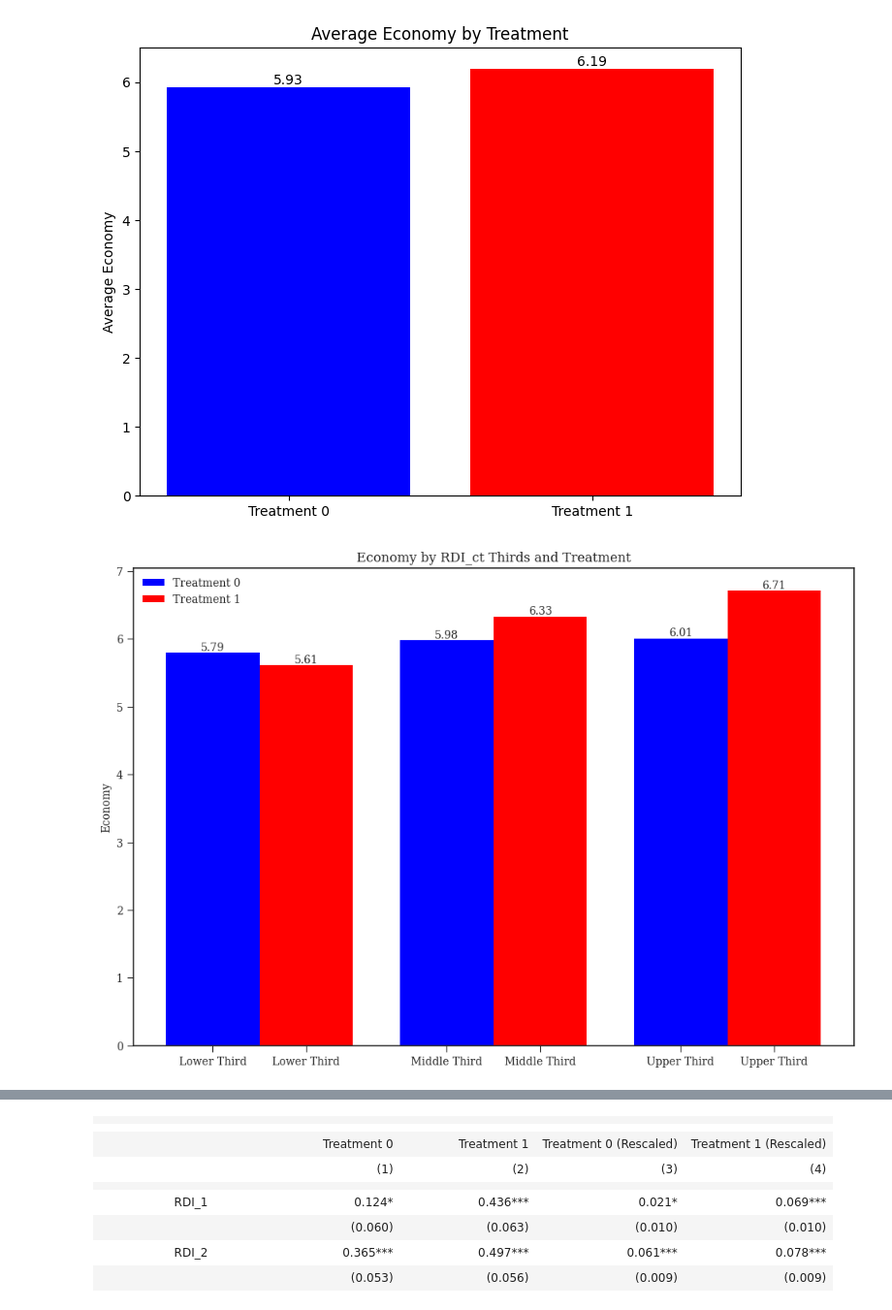
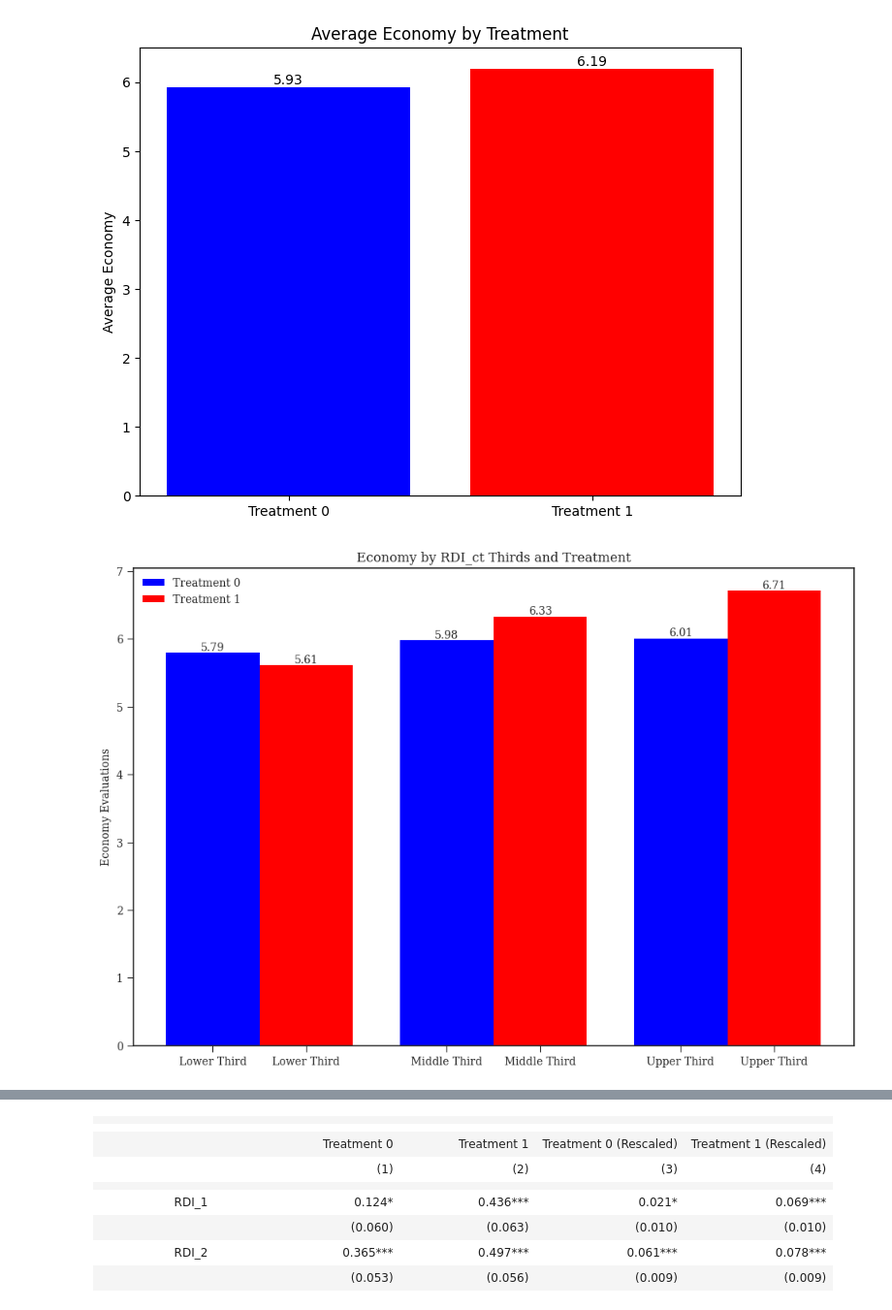
Before and after one commit to danybonfil/start, a Jupyter notebook: FQE_20231207.ipynb, the cells around one changed output, grey strips where cells are left out. Shown at 97% size. Cells and saved outputs as stored; diff of their text form; code cells hidden in the pictures.

```diff
--- a/FQE_20231207.ipynb
+++ b/FQE_20231207.ipynb
@@ -236,6 +236,9 @@ latex_code = latex_code.replace('RDI_2', 'RDI\\textsubscript{2}')
 latex_code = latex_code.replace('RDI_3', 'RDI\\textsubscript{3}')
 latex_code = latex_code.replace('RDI_4', 'RDI\\textsubscript{4}')
 
+# Replace colsep value from 5pt to 3pt
+latex_code = latex_code.replace(r'\begin{tabular}{@{\extracolsep{5pt}}', r'\begin{tabular}{@{\extracolsep{2pt}}')
+
 # Add explicit centering and title to the LaTeX code
 latex_code = latex_code.replace(r'\begin{table}[!htbp] \centering', r'\begin{table}[!htbp]'+'\n'+'\centering'+'\n'+'\caption{Economic Evaluations and Incumbent Margin vs RDI Growth}')
 
@@ -789,35 +792,35 @@ bar_heights_treatment_1 = [
 bar_colors_treatment_0 = ['blue', 'blue', 'blue']
 bar_colors_treatment_1 = ['red', 'red', 'red']
 
 # Bar width
 bar_width = 0.4
 
 # Create bar graphs for treatment 0 and 1
 bars_treatment_0 = ax.bar(bar_positions_treatment_0, bar_heights_treatment_0, color=bar_colors_treatment_0, width=bar_width, label='Treatment 0')
 bars_treatment_1 = ax.bar(bar_positions_treatment_1, bar_heights_treatment_1, color=bar_colors_treatment_1, width=bar_width, label='Treatment 1')
 
 # Set x-axis ticks and labels for each treatment
 ax.set_xticks(bar_positions_treatment_0 + bar_positions_treatment_1)
 ax.set_xticklabels(['Lower Third', 'Middle Third', 'Upper Third'] * 2)
 
 # Set labels and title
-ax.set_ylabel('Economy')
+ax.set_ylabel('Economy Evaluations')
 ax.set_title('Economy by RDI_ct Thirds and Treatment')
 ax.legend()
 
 # Add data labels on top of each bar
 for bars, heights in zip([bars_treatment_0, bars_treatment_1], [bar_heights_treatment_0, bar_heights_treatment_1]):
     for bar, height in zip(bars, heights):
         ax.text(bar.get_x() + bar.get_width() / 2, height, f'{height:.2f}', ha='center', va='bottom')
 
 # Save the plot as an image file
 save_path = r'C:\Users\danbo\OneDrive - Fundacao Getulio Vargas - FGV\FGV\Q3.23\GIT\GIT\treat_third.png'
 plt.savefig(save_path, bbox_inches='tight')
 
 # Show the plot
 plt.show()
 # %% [output]
-[figure, old version]
+[figure, new version]
 # %%
 # Calculate lowest, median, and highest values of 'RDI_ct' for each treatment
 lowest_RDI_treatment_0 = df_treatment_0['RDI_ct'].min()
```
Also changed, not shown: parts of 5 cells of this notebook, 17 other files.
